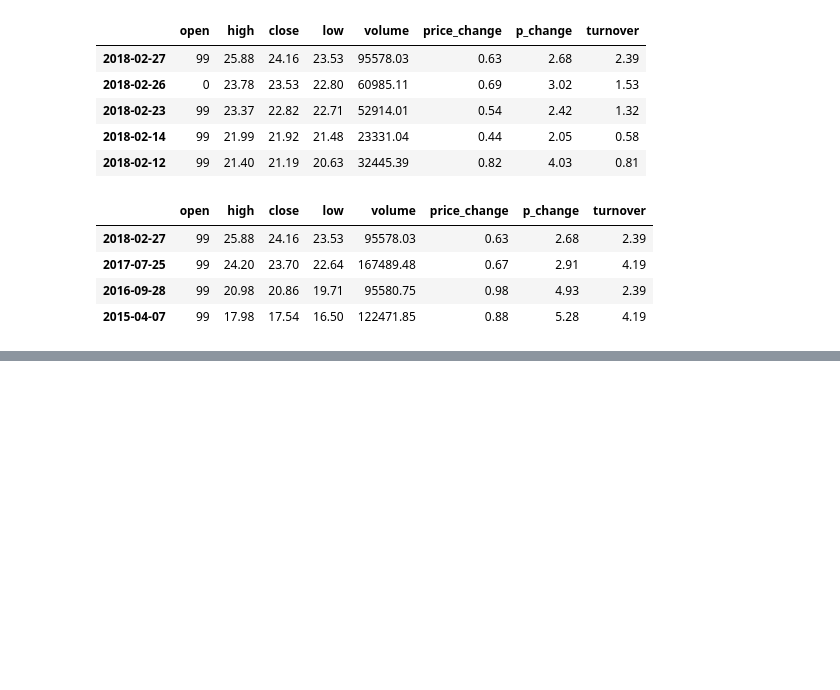
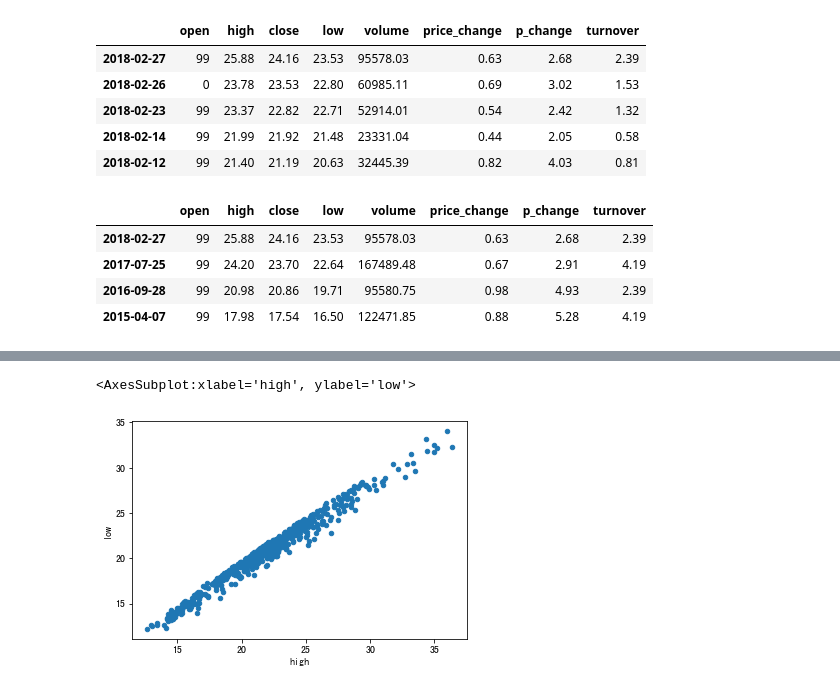
Before and after one commit to unluckynike/DataMining, a Jupyter notebook: day3/pands_demo.ipynb, the cells around one changed output, grey strips where cells are left out. Drawn from its saved outputs; the diff is of its cells as text; code cells hidden in the pictures; blank space fills up the shorter version.

```diff
--- a/day3/pands_demo.ipynb
+++ b/day3/pands_demo.ipynb
@@ -732,0 +818,5 @@ data[data["turnover"].isin([4.19, 2.39])]
+# %%
+data.plot(x="high", y="low", kind="scatter")
+# %% [output]
+<AxesSubplot:xlabel='high', ylabel='low'>
+[figure, added]
```
Also changed, not shown: parts of 45 cells of this notebook, 50 other files.
